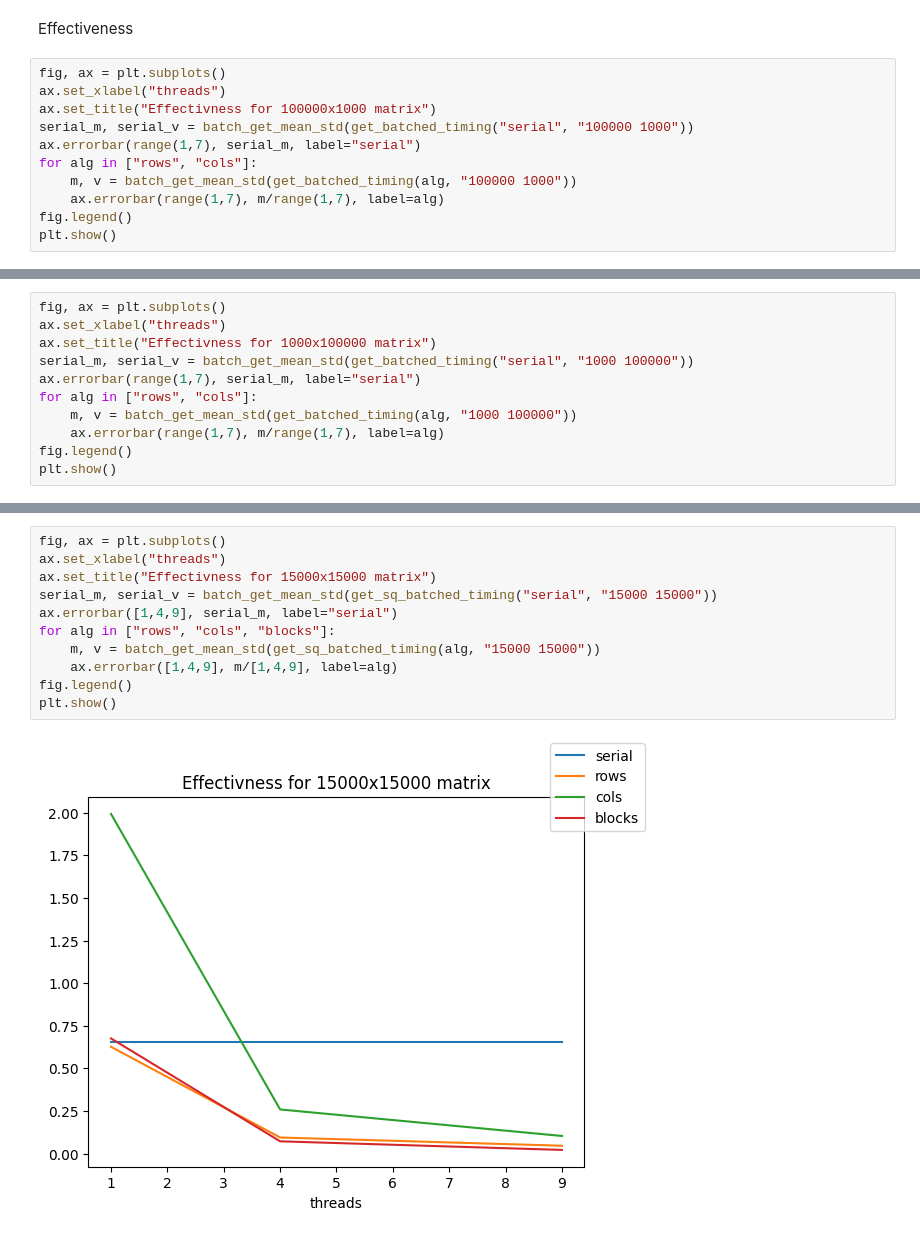
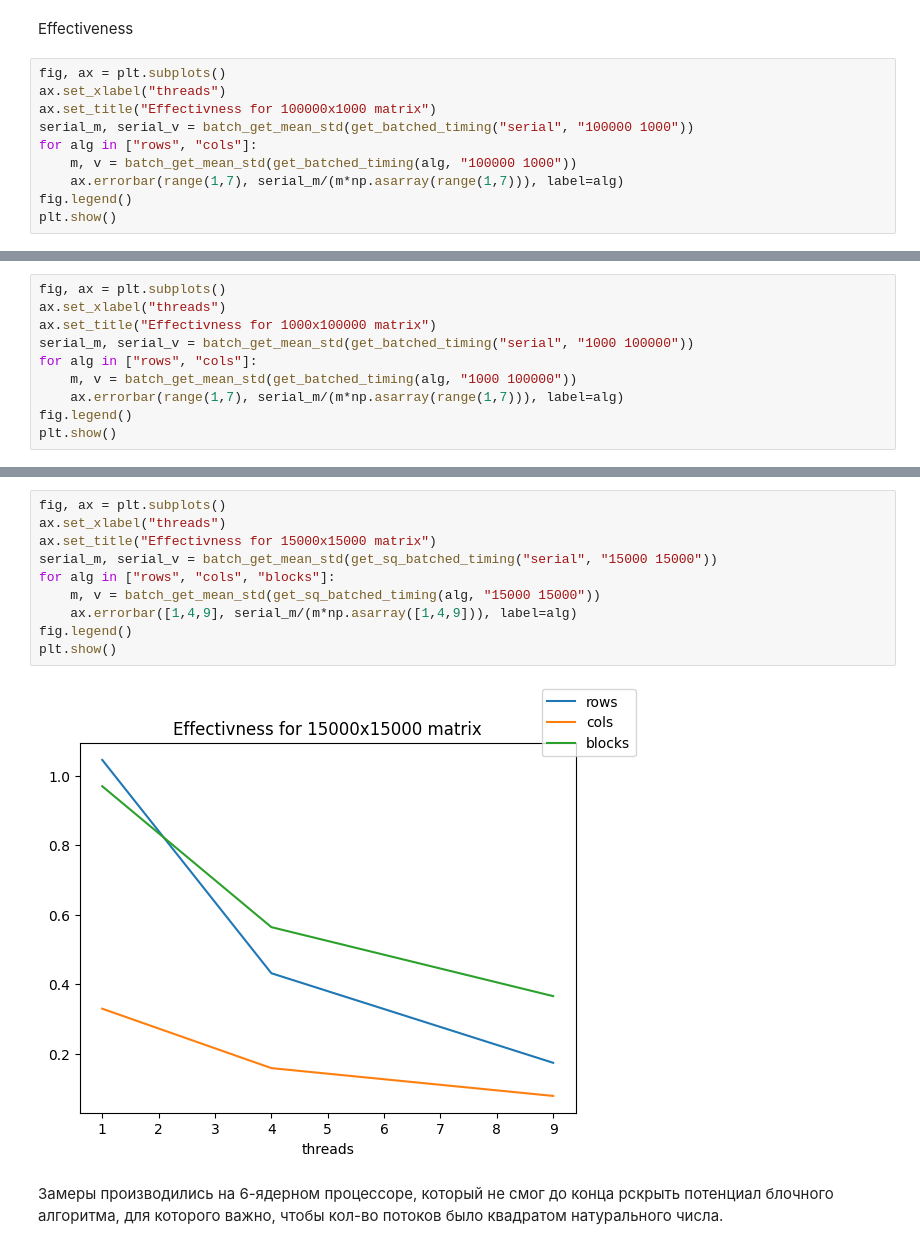
Before and after one commit to a13xbb/parallel-c, a Jupyter notebook: lab2/task1/comparison.ipynb, the cells around one changed output, grey strips where cells are left out. Saved outputs shown, nothing was run; the diff lists cells and outputs as text.

Commit message:
Update graphs and analysis

```diff
--- a/lab2/task1/comparison.ipynb
+++ b/lab2/task1/comparison.ipynb
@@ -374,10 +379,9 @@ fig, ax = plt.subplots()
 ax.set_xlabel("threads")
 ax.set_title("Effectivness for 100000x1000 matrix")
 serial_m, serial_v = batch_get_mean_std(get_batched_timing("serial", "100000 1000"))
-ax.errorbar(range(1,7), serial_m, label="serial")
 for alg in ["rows", "cols"]:
     m, v = batch_get_mean_std(get_batched_timing(alg, "100000 1000"))
-    ax.errorbar(range(1,7), m/range(1,7), label=alg)
+    ax.errorbar(range(1,7), serial_m/(m*np.asarray(range(1,7))), label=alg)
 fig.legend()
 plt.show()
 # %% [output]
@@ -387,10 +391,9 @@ fig, ax = plt.subplots()
 ax.set_xlabel("threads")
 ax.set_title("Effectivness for 1000x100000 matrix")
 serial_m, serial_v = batch_get_mean_std(get_batched_timing("serial", "1000 100000"))
-ax.errorbar(range(1,7), serial_m, label="serial")
 for alg in ["rows", "cols"]:
     m, v = batch_get_mean_std(get_batched_timing(alg, "1000 100000"))
-    ax.errorbar(range(1,7), m/range(1,7), label=alg)
+    ax.errorbar(range(1,7), serial_m/(m*np.asarray(range(1,7))), label=alg)
 fig.legend()
 plt.show()
 # %% [output]
@@ -398,13 +401,14 @@ plt.show()
 # %%
 fig, ax = plt.subplots()
 ax.set_xlabel("threads")
 ax.set_title("Effectivness for 15000x15000 matrix")
 serial_m, serial_v = batch_get_mean_std(get_sq_batched_timing("serial", "15000 15000"))
-ax.errorbar([1,4,9], serial_m, label="serial")
 for alg in ["rows", "cols", "blocks"]:
     m, v = batch_get_mean_std(get_sq_batched_timing(alg, "15000 15000"))
-    ax.errorbar([1,4,9], m/[1,4,9], label=alg)
+    ax.errorbar([1,4,9], serial_m/(m*np.asarray([1,4,9])), label=alg)
 fig.legend()
 plt.show()
 # %% [output]
-[figure, old version]
+[figure, new version]
+# %% [markdown]
+Замеры производились на 6-ядерном процессоре, который не смог до конца рскрыть потенциал блочного алгоритма, для которого важно, чтобы кол-во потоков было квадратом натурального числа.
```
Also changed, not shown: parts of 5 cells of this notebook.
